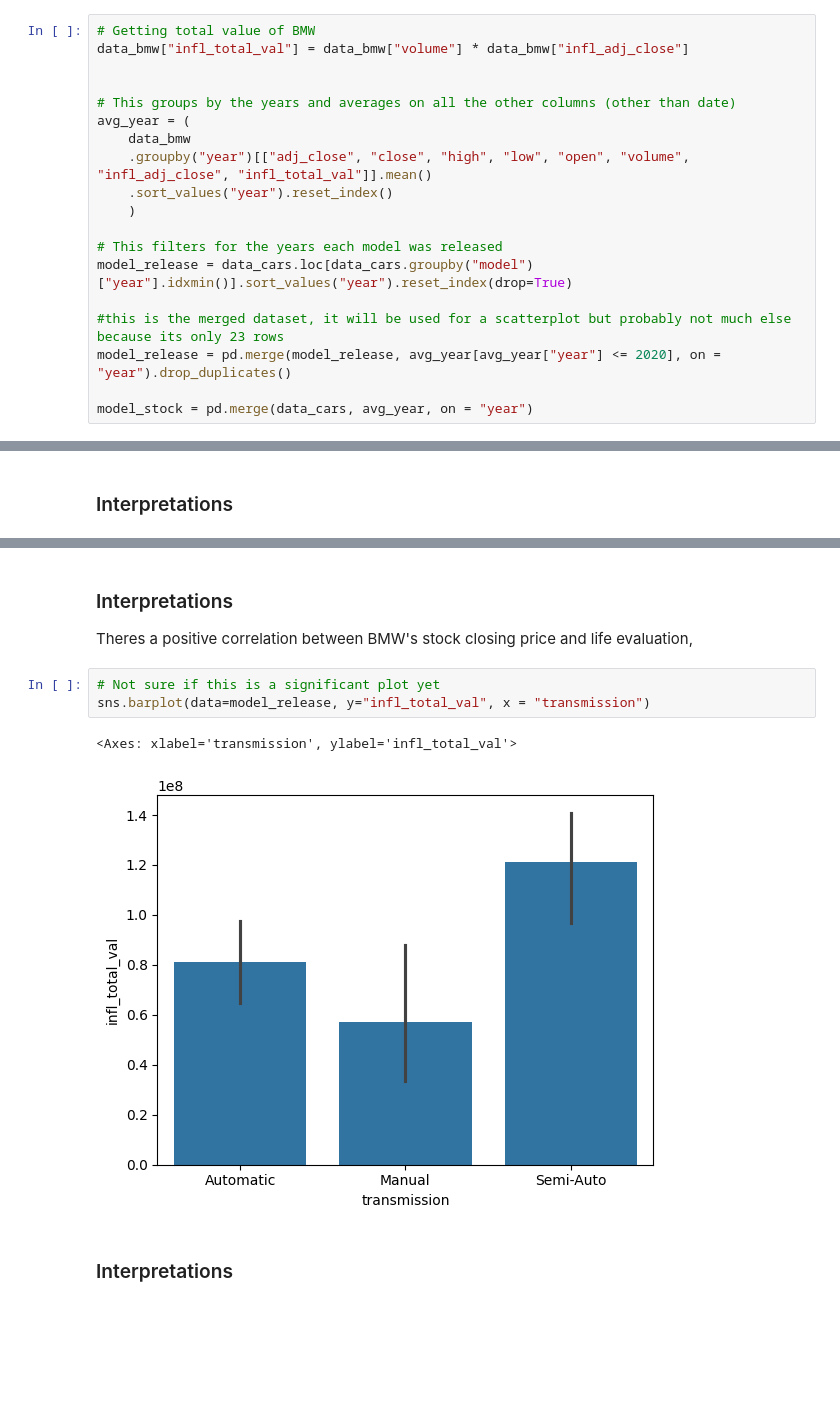
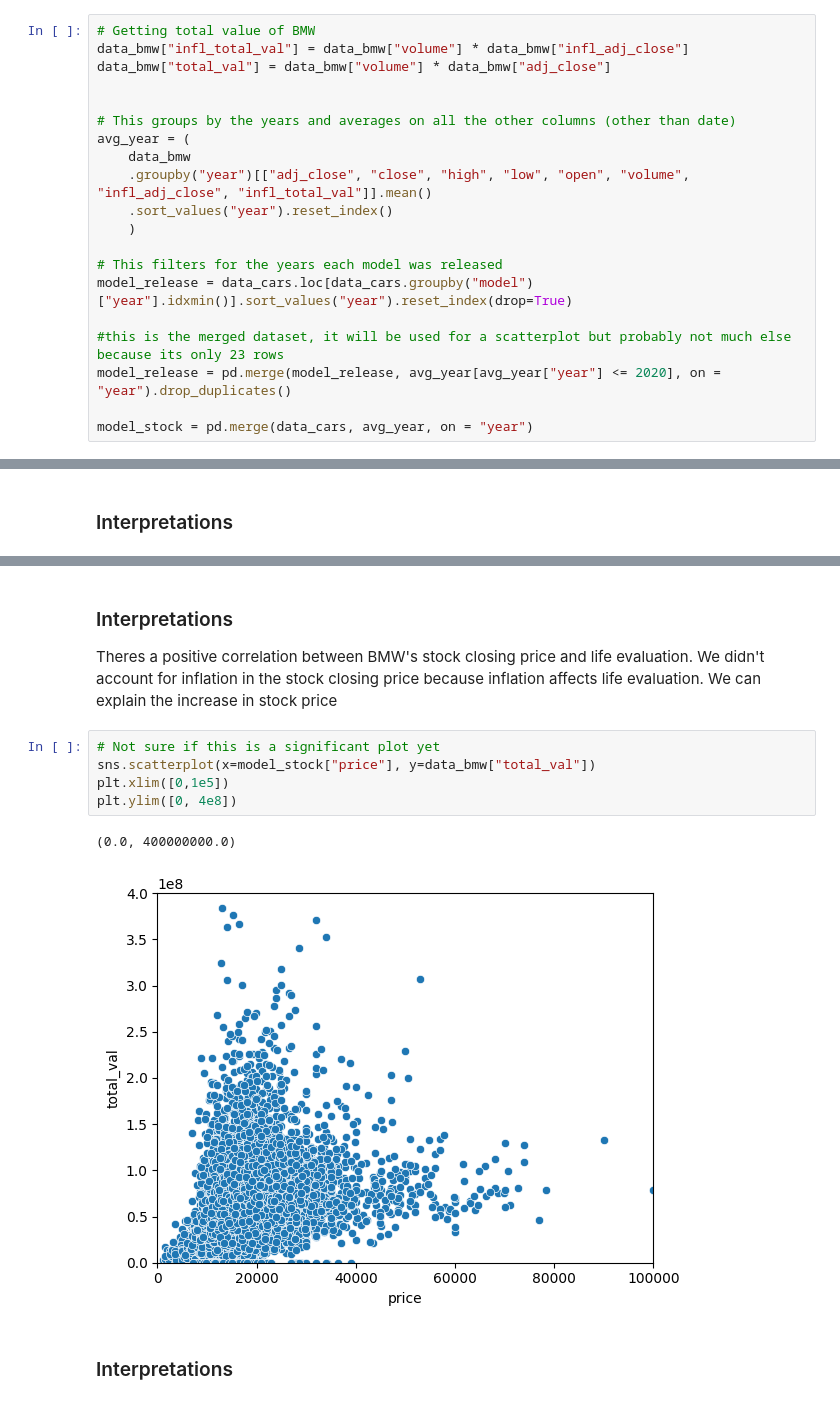
Before and after one commit to Kev-in123/DATA-200-Midterm, a Jupyter notebook: Midterm.ipynb, the cells around one changed output, grey strips where cells are left out. Drawn from its saved outputs; the diff is of its cells as text; blank space fills up the shorter version.

```diff
--- a/Midterm.ipynb
+++ b/Midterm.ipynb
@@ -87,6 +89,7 @@ data_cars["infl_price"] = inflation_adjustment(usa_cpi, data_cars["year"], data_
 # %%
 # Getting total value of BMW
 data_bmw["infl_total_val"] = data_bmw["volume"] * data_bmw["infl_adj_close"]
+data_bmw["total_val"] = data_bmw["volume"] * data_bmw["adj_close"]
 
 
 # This groups by the years and averages on all the other columns (other than date)
@@ -149,13 +153,17 @@ Text(0, 0.5, 'BMW Adjusted Stock Close')
 [figure]
 # %% [markdown]
 ### Interpretations
-Theres a positive correlation between BMW's stock closing price and life evaluation,
+Theres a positive correlation between BMW's stock closing price and life evaluation.
+We didn't account for inflation in the stock closing price because inflation affects life evaluation.
+We can explain the increase in stock price
 # %%
 # Not sure if this is a significant plot yet
-sns.barplot(data=model_release, y="infl_total_val", x = "transmission")
+sns.scatterplot(x=model_stock["price"], y=data_bmw["total_val"])
+plt.xlim([0,1e5])
+plt.ylim([0, 4e8])
 # %% [output]
-<Axes: xlabel='transmission', ylabel='infl_total_val'>
+(0.0, 400000000.0)
-[figure, old version]
+[figure, new version]
 # %% [markdown]
 ### Interpretations
 # %% [markdown]
```
Also changed, not shown: parts of 5 cells of this notebook.
